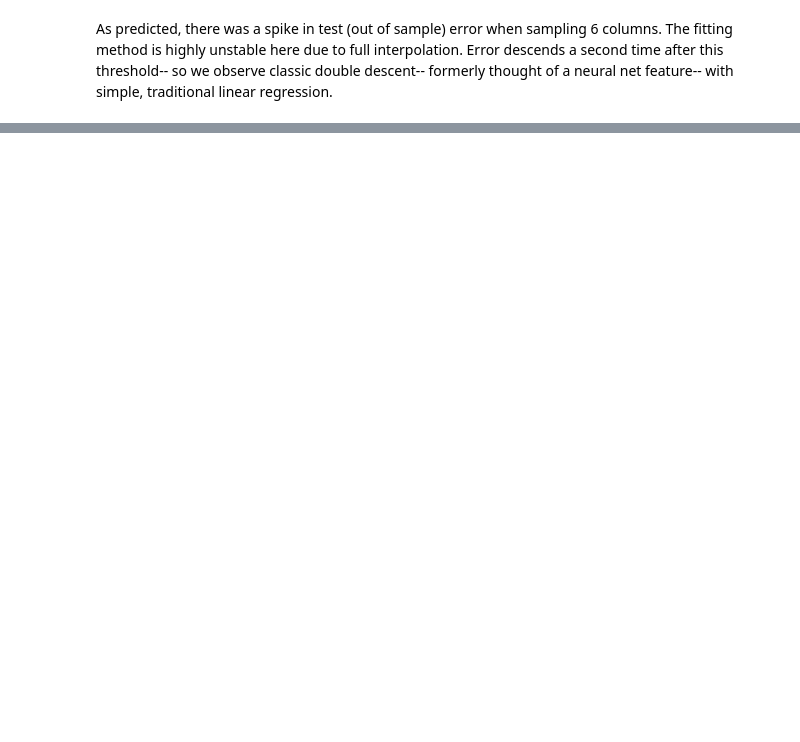
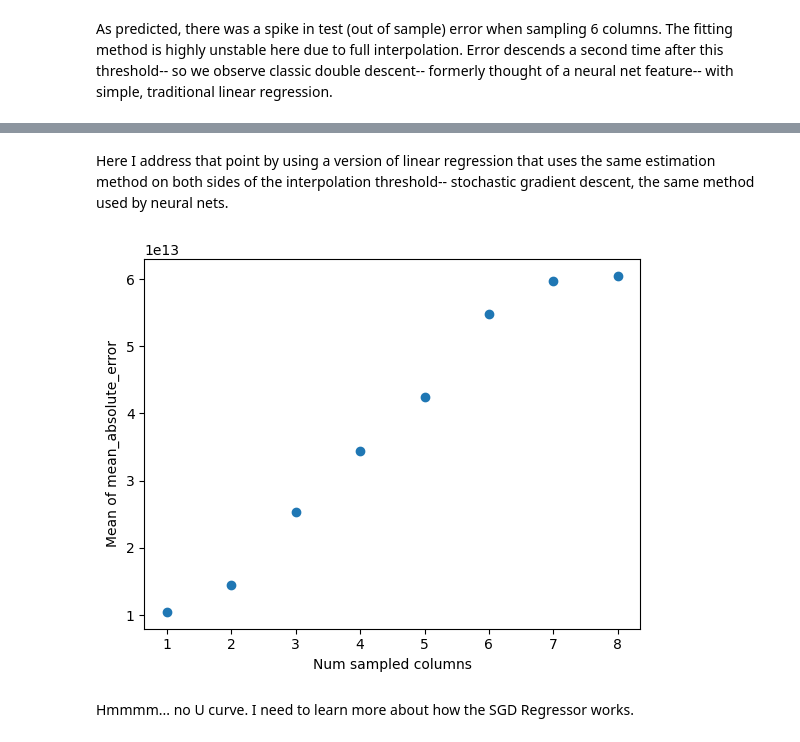
Before and after one commit to jeanimal/double_descent_dar, a Jupyter notebook: double_descent_mtcars_reg.ipynb, the cells around one changed output, grey strips where cells are left out. Cells and saved outputs as stored; diff of their text form; code cells hidden in the pictures; blank space fills up the shorter version.

Commit message:
Added citations.  Added experiments with other models.

```diff
--- a/double_descent_mtcars_reg.ipynb
+++ b/double_descent_mtcars_reg.ipynb
@@ -209,0 +231,30 @@ As predicted, there was a spike in test (out of sample) error when sampling 6 co
+# %% [markdown]
+Here I address that point by using a version of linear regression that uses the same estimation method on both sides of the interpolation threshold-- stochastic gradient descent, the same method used by neural nets.
+# %%
+model = linear_model.SGDRegressor(random_state=0)
+# %%
+num_sampled_rows = 30
+# %%
+def sample_by_num_cols(num_sampled_columns_local):
+    return sample_eval.sample_and_calc_metric(X, y, num_sampled_rows, num_sampled_columns_local, train_proportion, model, my_metric, replace=False, random_state=random_state)['test']
+num_samples = 200
+train_proportion = 0.5
+metric_all_samples = []
+# This example won't converge because we have such a small data sst
+# so we catch the warning and ignore it here.
+with warnings.catch_warnings():
+    warnings.filterwarnings("ignore", category=ConvergenceWarning, module="sklearn")
+    for num_sampled_columns in range(1, X.shape[1]-1):
+        metric_all_samples.append((num_sampled_columns, [sample_by_num_cols(num_sampled_columns) for _ in range(num_samples)]))
+metric_means = [(col_val_tuple[0], np.mean(col_val_tuple[1])) for col_val_tuple in metric_all_samples]
+res = list(zip(*metric_means))
+num_cols = res[0]
+means = res[1]
+plt.scatter(num_cols, means)
+plt.xlabel("Num sampled columns")
+plt.ylabel("Mean of " + my_metric.__name__)
+plt.show()
+# %% [output]
+[figure, added]
+# %% [markdown]
+Hmmmm... no U curve.  I need to learn more about how the SGD Regressor works.
```
Also changed, not shown: parts of 26 cells of this notebook.
